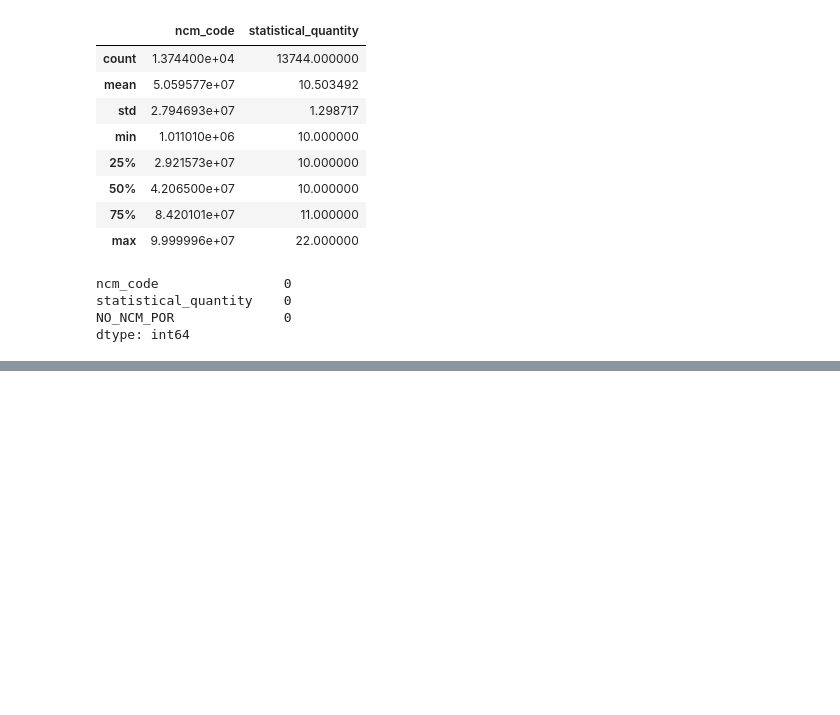
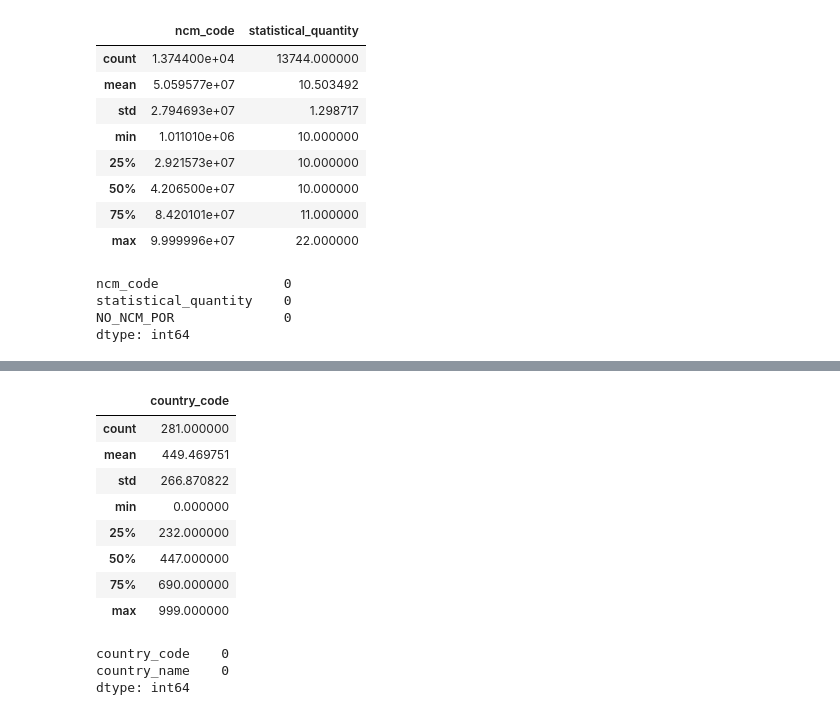
Before and after one commit to PamLissa/br-foreign-trade-analysis, a Jupyter notebook: milestone-2/notebooks/export_data_wrangling.ipynb, the cells around one changed output, grey strips where cells are left out. Cells and saved outputs as stored; diff of their text form; code cells hidden in the pictures; blank space fills up the shorter version.

```diff
--- a/milestone-2/notebooks/export_data_wrangling.ipynb
+++ b/milestone-2/notebooks/export_data_wrangling.ipynb
@@ -191,0 +228,18 @@ dtype: int64
+# %%
+countries_df.describe()
+# %% [output]
+|  | country_code |
+| count | 281.000000 |
+| mean | 449.469751 |
+| std | 266.870822 |
+| min | 0.000000 |
+| 25% | 232.000000 |
+| 50% | 447.000000 |
+| 75% | 690.000000 |
+| max | 999.000000 |
+# %%
+countries_df.isnull().sum()
+# %% [output]
+country_code    0
+country_name    0
+dtype: int64
```
Also changed, not shown: parts of 8 cells of this notebook.
